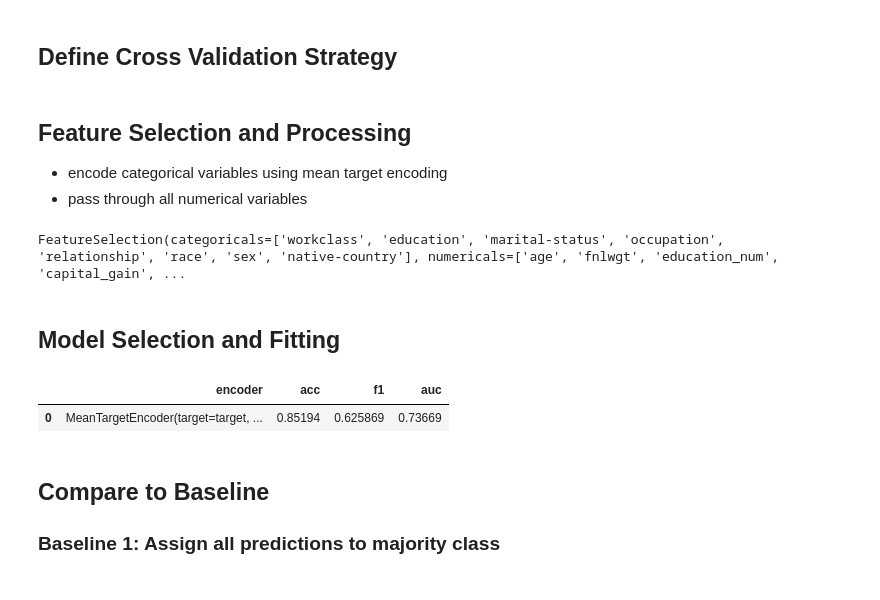
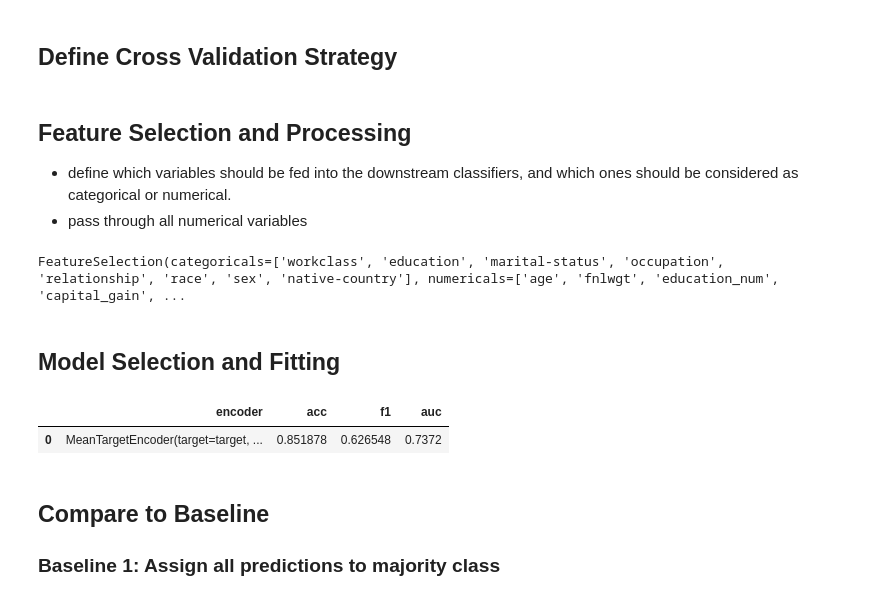
Before and after one commit to spayot/mte-plus, a Jupyter notebook: notebooks/modeling.ipynb, the cells around one changed output. Cells and saved outputs as stored; diff of their text form; code cells hidden in the pictures.

```diff
--- a/notebooks/modeling.ipynb
+++ b/notebooks/modeling.ipynb
@@ -50,0 +36,4 @@ df.sample(5)
+# %%
+loader = col.DataLoader('adults')
+df = loader.load_data()
+display(df.sample(5))
@@ -77,42 +73,34 @@ Report(
 kf = KFold(n_splits=5)
 # %% [markdown]
 ## Feature Selection and Processing
-* encode categorical variables using mean target encoding
+* define which variables should be fed into the downstream classifiers, and which ones should be considered as categorical or numerical.
 * pass through all numerical variables
-# %%
-numericals = df.select_dtypes(np.number).columns.tolist()
-categoricals = df.select_dtypes('object').columns.tolist()
-categoricals.remove('income')
-
-# select features to use in the model
-feature_selection = col.FeatureSelection(
-    categoricals=categoricals,
-    numericals=numericals,
-    target= 'target')
-
-print(feature_selection)
-# %% [output]
-FeatureSelection(categoricals=['workclass', 'education', 'marital-status', 'occupation', 'relationship', 'race', 'sex', 'native-country'], numericals=['age', 'fnlwgt', 'education_num', 'capital_gain', ...
+# %%
+feature_selection = loader.get_selected_features(df)
+
+print(feature_selection)
+# %% [output]
+FeatureSelection(categoricals=['workclass', 'education', 'marital-status', 'occupation', 'relationship', 'race', 'sex', 'native-country'], numericals=['age', 'fnlwgt', 'education_num', 'capital_gain', ...
 # %% [markdown]
 ## Model Selection and Fitting
 # %%
 # define fitting function
 mte_encoder = col.MeanTargetEncoder(feature_selection)
 
 pipe = col.CategoricalPipeline(features=feature_selection,
                                model=RandomForestClassifier(n_estimators=100, max_depth=5),
                                encoder=mte_encoder)
 
 cv_score = col.cv_score(
     pipeline=pipe,
     data=df,
     kf=kf,
     scorer=reporter.scorer)
 
-reporter.add_to_report(pipe.config, cv_score.mean(), show=True)
+reporter.add_to_report(pipe.config, cv_score, show=True)
 # %% [output]
 |  | encoder | acc | f1 | auc |
-| 0 | MeanTargetEncoder(target=target, ... | 0.85194 | 0.625869 | 0.73669 |
+| 0 | MeanTargetEncoder(target=target, ... | 0.851878 | 0.626548 | 0.7372 |
 # %% [markdown]
 ## Compare to Baseline
 ### Baseline 1: Assign all predictions to majority class
```
Also changed, not shown: parts of 13 cells of this notebook, 13 other files.
